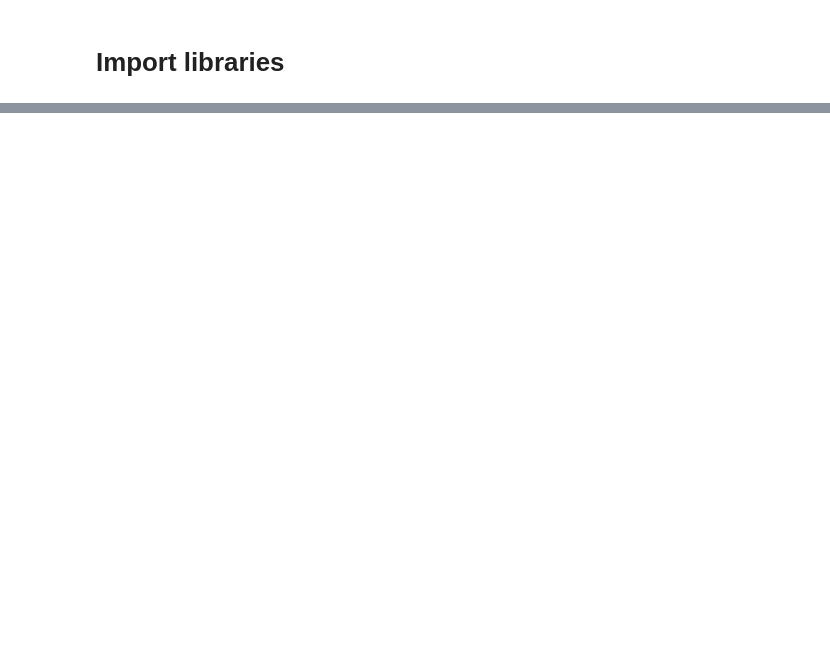
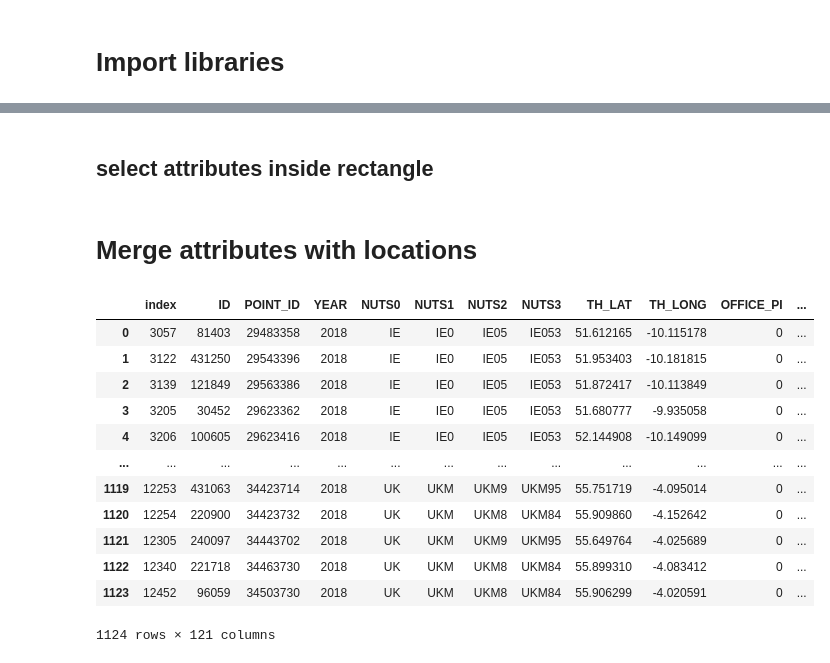
Before and after one commit to gbessardon/Create_plots, a Jupyter notebook: open_LUCAS.ipynb, the cells around one changed output, grey strips where cells are left out. Saved outputs shown, nothing was run; the diff lists cells and outputs as text; code cells hidden in the pictures; blank space fills up the shorter version.

```diff
--- a/open_LUCAS.ipynb
+++ b/open_LUCAS.ipynb
@@ -96,2 +98,2 @@ Rectangle=geom.Polygon([[p.x, p.y] for p in pointList])
 # %%
-gdf = gpd.read_file(fn)
+gdf = gpd.read_file(fnshp)
@@ -100,3 +106,6 @@ fgdf=gdf.loc[gdf.within(Rectangle)==True]
+# %%
+df=pd.read_csv(fncsv)
+# %% [markdown]
+## select attributes inside rectangle
 # %%
-df=pd.read_csv('/content/drive/MyDrive/LUCAS2018/LUCAS_2018_Copernicus_attributes.csv')
-fildf=df.iloc[gdf.loc[gdf.within(Rectangle)==True].index]
+fildf=df.iloc[gdf.loc[gdf.within(Rectangle)==True].index].reset_index(level=0)
@@ -107,2 +112,25 @@ numbers=[np.where(f==cover_list)[0][0] for f in fildf.LC1]
+# %% [markdown]
+# Merge attributes with locations
+# %%
+fgdf=fgdf.reset_index(level=0)
+# %%
+fgdf['LC1']=fildf.LC1
+fgdf['LU1']=fildf.LU1
+fgdf['LC2']=fildf.LC2
+fgdf['LU2']=fildf.LU2
+# %% [output]
+|  | index | ID | POINT_ID | YEAR | NUTS0 | NUTS1 | NUTS2 | NUTS3 | TH_LAT | TH_LONG | OFFICE_PI | ... |
+| 0 | 3057 | 81403 | 29483358 | 2018 | IE | IE0 | IE05 | IE053 | 51.612165 | -10.115178 | 0 | ... |
+| 1 | 3122 | 431250 | 29543396 | 2018 | IE | IE0 | IE05 | IE053 | 51.953403 | -10.181815 | 0 | ... |
+| 2 | 3139 | 121849 | 29563386 | 2018 | IE | IE0 | IE05 | IE053 | 51.872417 | -10.113849 | 0 | ... |
+| 3 | 3205 | 30452 | 29623362 | 2018 | IE | IE0 | IE05 | IE053 | 51.680777 | -9.935058 | 0 | ... |
+| 4 | 3206 | 100605 | 29623416 | 2018 | IE | IE0 | IE05 | IE053 | 52.144908 | -10.149099 | 0 | ... |
+| ... | ... | ... | ... | ... | ... | ... | ... | ... | ... | ... | ... | ... |
+| 1119 | 12253 | 431063 | 34423714 | 2018 | UK | UKM | UKM9 | UKM95 | 55.751719 | -4.095014 | 0 | ... |
+| 1120 | 12254 | 220900 | 34423732 | 2018 | UK | UKM | UKM8 | UKM84 | 55.909860 | -4.152642 | 0 | ... |
+| 1121 | 12305 | 240097 | 34443702 | 2018 | UK | UKM | UKM9 | UKM95 | 55.649764 | -4.025689 | 0 | ... |
+| 1122 | 12340 | 221718 | 34463730 | 2018 | UK | UKM | UKM8 | UKM84 | 55.899310 | -4.083412 | 0 | ... |
+| 1123 | 12452 | 96059 | 34503730 | 2018 | UK | UKM | UKM8 | UKM84 | 55.906299 | -4.020591 | 0 | ... |
+1124 rows × 121 columns
 # %%
 fgdf['values']=numbers
```
Also changed, not shown: parts of 14 cells of this notebook.
